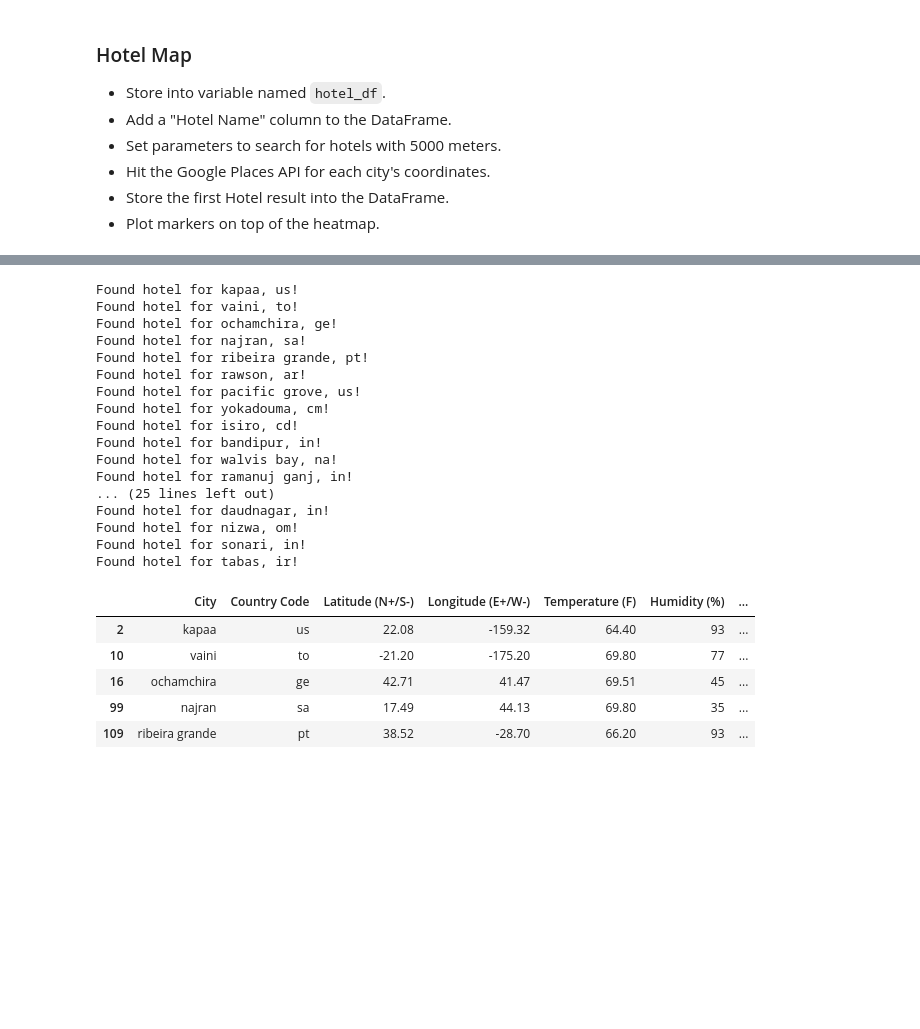
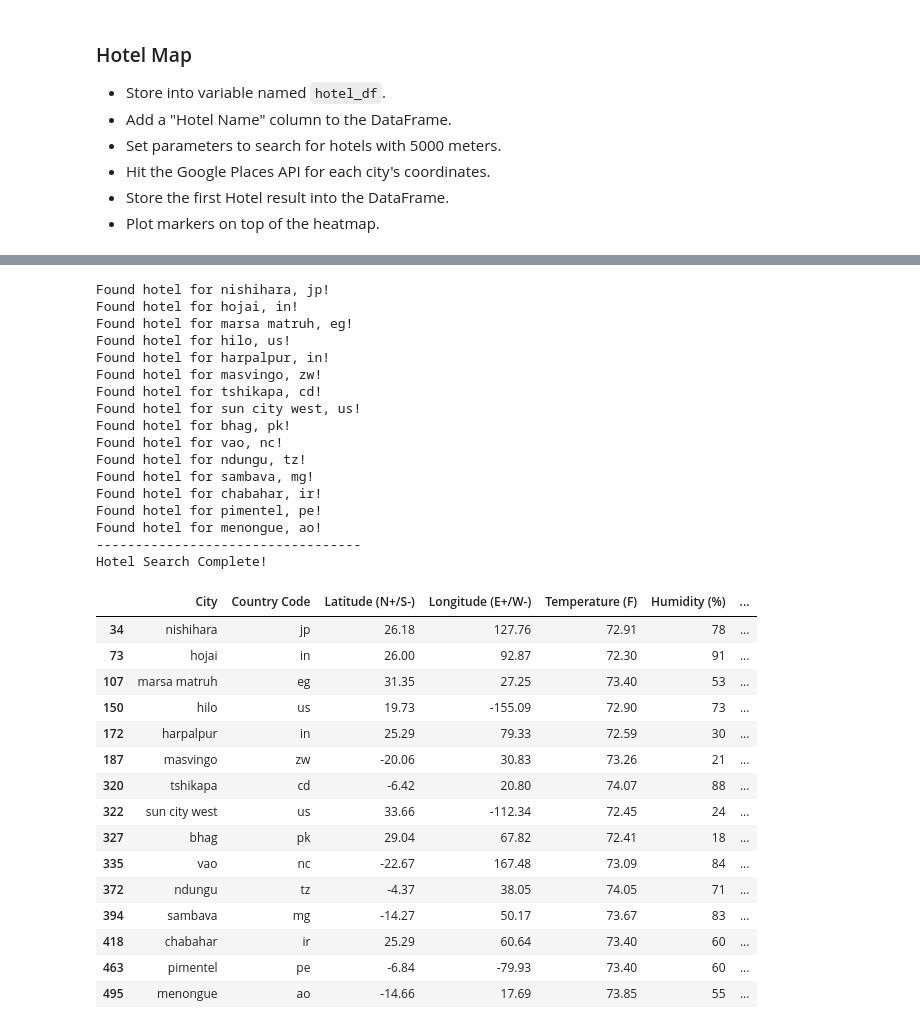
Before and after one commit to wgaechter/WG_API_HW, a Jupyter notebook: Code/VacationPy/VacationPy.ipynb, the cells around one changed output, grey strips where cells are left out. Cells and saved outputs as stored; diff of their text form; code cells hidden in the pictures; blank space fills up the shorter version.

Commit message:
Fixed bug concering IdealWeather function, also fixed issue with strange double pinned hotels in a line.  Continue to full Satuday test and analysis

```diff
--- a/Code/VacationPy/VacationPy.ipynb
+++ b/Code/VacationPy/VacationPy.ipynb
@@ -70,7 +70,10 @@ fig
 * Narrow down the cities to fit weather conditions.
 * Drop any rows will null values.
 # %%
-weather_data.dropna()
-weather_data = weather_data.drop(['Unnamed: 0'], axis=1)
+try:
+    weather_data.dropna()
+    weather_data = weather_data.drop(['Unnamed: 0'], axis=1)
+except KeyError:
+    pass
 # %%
 ### NARROWING DOWN DATA WITH USER INPUTS
@@ -153,9 +185,9 @@ hotel_df
 # %%
 radius = 8000
-hotel = "hotel"
+search = "hotel"
 
 params = {"radius": radius,
-        "type": hotel,
+        "type": search,
         "key": g_key
     }
 
@@ -183,35 +215,52 @@ for index, row in hotel_df.iterrows():
     except (KeyError, IndexError):
         print("No Hotels found, skipping city")
         continue
-    print("----------------------------------")
-    print("Hotel Search Complete!")
+
+print("----------------------------------")
+print("Hotel Search Complete!")
 # %% [output]
-Found hotel for kapaa, us!
-Found hotel for vaini, to!
-Found hotel for ochamchira, ge!
-Found hotel for najran, sa!
-Found hotel for ribeira grande, pt!
-Found hotel for rawson, ar!
-Found hotel for pacific grove, us!
-Found hotel for yokadouma, cm!
-Found hotel for isiro, cd!
-Found hotel for bandipur, in!
-Found hotel for walvis bay, na!
-Found hotel for ramanuj ganj, in!
-... (25 lines left out)
-Found hotel for daudnagar, in!
-Found hotel for nizwa, om!
-Found hotel for sonari, in!
-Found hotel for tabas, ir!
+Found hotel for nishihara, jp!
+Found hotel for hojai, in!
+Found hotel for marsa matruh, eg!
+Found hotel for hilo, us!
+Found hotel for harpalpur, in!
+Found hotel for masvingo, zw!
+Found hotel for tshikapa, cd!
+Found hotel for sun city west, us!
+Found hotel for bhag, pk!
+Found hotel for vao, nc!
+Found hotel for ndungu, tz!
+Found hotel for sambava, mg!
+Found hotel for chabahar, ir!
+Found hotel for pimentel, pe!
+Found hotel for menongue, ao!
+----------------------------------
+Hotel Search Complete!
+# %%
+hotel_df['Hotel Name'].replace('', np.nan, inplace=True)
+hotel_df['Hotel Latitude'].replace('', np.nan, inplace=True)
+hotel_df['Hotel Longitude'].replace('', np.nan, inplace=True)
+
+hotel_df.dropna(inplace=True)
 # %%
-hotel_df.head()
+hotel_df
 # %% [output]
 |  | City | Country Code | Latitude (N+/S-) | Longitude (E+/W-) | Temperature (F) | Humidity (%) | ... |
-| 2 | kapaa | us | 22.08 | -159.32 | 64.40 | 93 | ... |
-| 10 | vaini | to | -21.20 | -175.20 | 69.80 | 77 | ... |
-| 16 | ochamchira | ge | 42.71 | 41.47 | 69.51 | 45 | ... |
-| 99 | najran | sa | 17.49 | 44.13 | 69.80 | 35 | ... |
-| 109 | ribeira grande | pt | 38.52 | -28.70 | 66.20 | 93 | ... |
+| 34 | nishihara | jp | 26.18 | 127.76 | 72.91 | 78 | ... |
+| 73 | hojai | in | 26.00 | 92.87 | 72.30 | 91 | ... |
+| 107 | marsa matruh | eg | 31.35 | 27.25 | 73.40 | 53 | ... |
+| 150 | hilo | us | 19.73 | -155.09 | 72.90 | 73 | ... |
+| 172 | harpalpur | in | 25.29 | 79.33 | 72.59 | 30 | ... |
+| 187 | masvingo | zw | -20.06 | 30.83 | 73.26 | 21 | ... |
+| 320 | tshikapa | cd | -6.42 | 20.80 | 74.07 | 88 | ... |
+| 322 | sun city west | us | 33.66 | -112.34 | 72.45 | 24 | ... |
+| 327 | bhag | pk | 29.04 | 67.82 | 72.41 | 18 | ... |
+| 335 | vao | nc | -22.67 | 167.48 | 73.09 | 84 | ... |
+| 372 | ndungu | tz | -4.37 | 38.05 | 74.05 | 71 | ... |
+| 394 | sambava | mg | -14.27 | 50.17 | 73.67 | 83 | ... |
+| 418 | chabahar | ir | 25.29 | 60.64 | 73.40 | 60 | ... |
+| 463 | pimentel | pe | -6.84 | -79.93 | 73.40 | 60 | ... |
+| 495 | menongue | ao | -14.66 | 17.69 | 73.85 | 55 | ... |
 # %%
 # NOTE: Do not change any of the code in this cell
 
```
Also changed, not shown: parts of 8 cells of this notebook, 1 other file.
